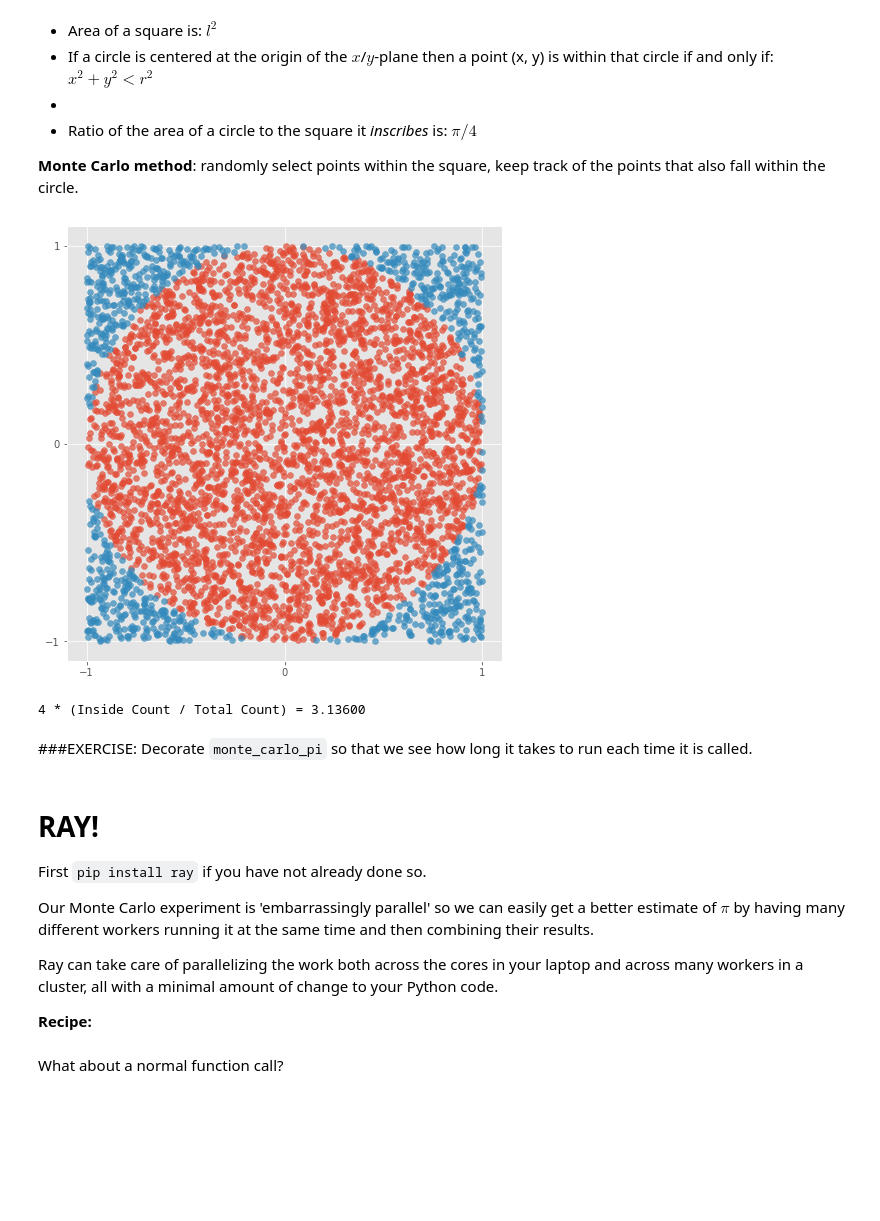
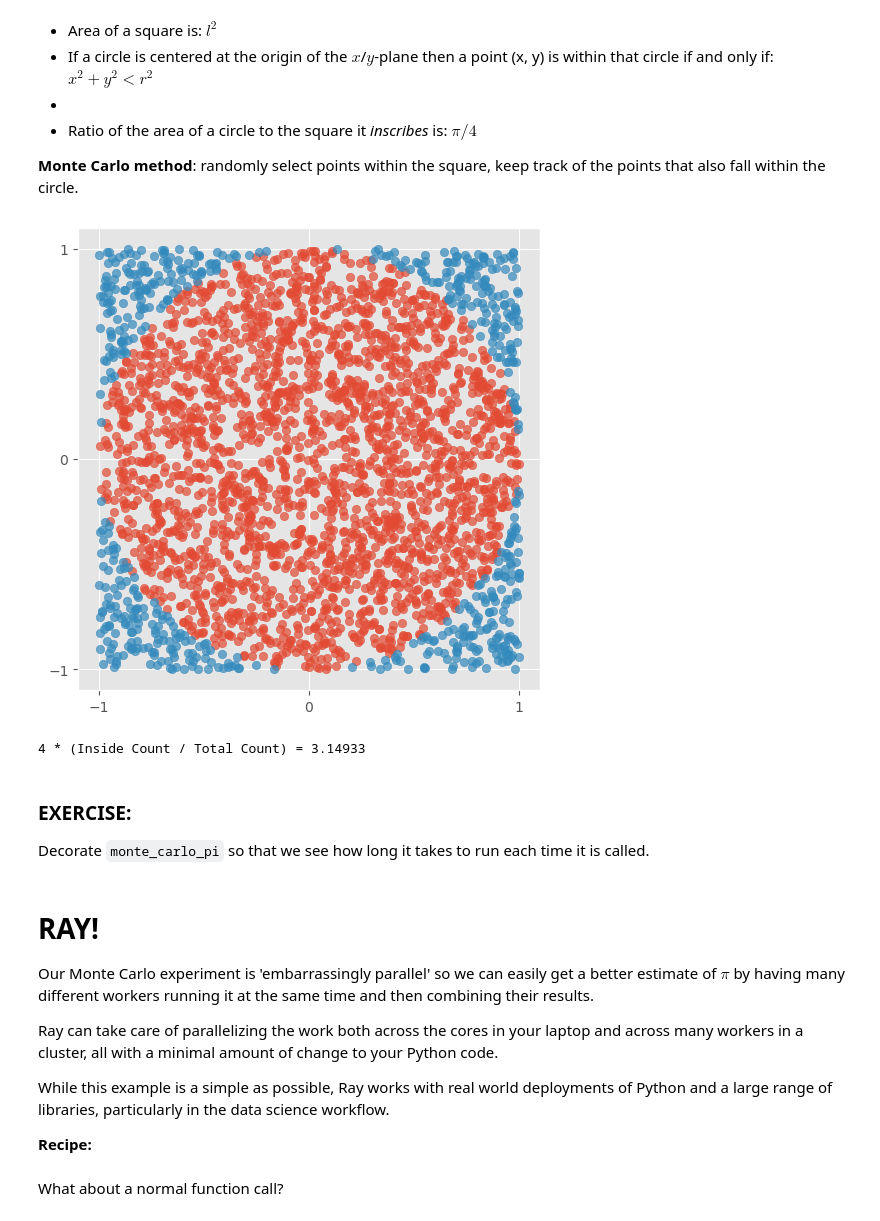
Before and after one commit to BradAJ/ray-intro-lesson, a Jupyter notebook: ray_intro.ipynb, the cells around one changed output. Cells and saved outputs as stored; diff of their text form; code cells hidden in the pictures; blank space fills up the shorter version.

```diff
--- a/ray_intro.ipynb
+++ b/ray_intro.ipynb
@@ -55,27 +55,27 @@ This flexibility in wrapping functions can get complicated fast. One thing that
 # %%
 ### THIS CELL INCLUDED FOR COMPLETENESS: safe to ignore ###
 
 import matplotlib.pyplot as plt
 from numpy.random import default_rng
 from numpy.linalg import norm
 
-num_pts = 5000
+num_pts = 3000
 rng = default_rng()
 pts = rng.uniform(-1, 1, size=[num_pts, 2])
 within_circ = norm(pts, axis=1) < 1
 
 plt.style.use('ggplot')
-fig, ax = plt.subplots(figsize=[8, 8])
+fig, ax = plt.subplots(figsize=[6, 6])
 ax.scatter(pts[within_circ, 0], pts[within_circ, 1], alpha=.7)
 ax.scatter(pts[~within_circ, 0], pts[~within_circ, 1], alpha=.7)
 ax.set_aspect('equal')
 ax.set_xticks([-1, 0, 1])
 ax.set_yticks([-1, 0, 1]);
 plt.show()
 print('\n')
 print(f'4 * (Inside Count / Total Count) = {4 * within_circ.sum()/num_pts :.5f}')
 # %% [output]
-[figure, old version]
+[figure, new version]
-4 * (Inside Count / Total Count) = 3.13600
+4 * (Inside Count / Total Count) = 3.14933
 # %%
 import random
@@ -94,16 +93,17 @@ def monte_carlo_pi(n: int) -> float:
 # %%
 monte_carlo_pi(1_000_000)
 # %% [markdown]
-###EXERCISE:
+### EXERCISE:
 Decorate `monte_carlo_pi` so that we see how long it takes to run each time it is called.
 # %% [markdown]
 # RAY!
-First `pip install ray` if you have not already done so.
 
 Our Monte Carlo experiment is 'embarrassingly parallel' so we can easily get a better estimate of $\pi$ by having many different workers running it at the same time and then combining their results.
 
 Ray can take care of parallelizing the work both across the cores in your laptop and across many workers in a cluster, all with a minimal amount of change to your Python code.
 
+While this example is a simple as possible, Ray works with real world deployments of Python and a large range of libraries, particularly in the data science workflow.
+
 **Recipe:**
 # %%
 import ray
```
Also changed, not shown: parts of 5 cells of this notebook.
